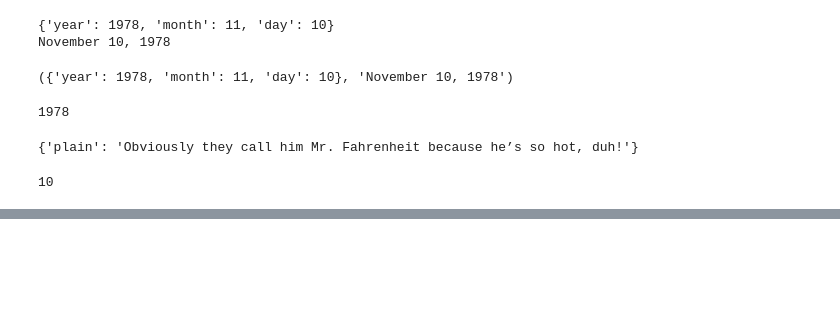
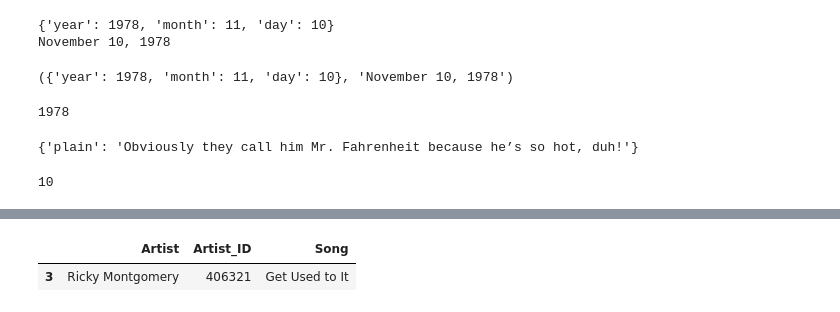
Before and after one commit to aliciaroberts/Dighum100-Music-Final-Project, a Jupyter notebook: genius_lyrics_mining.ipynb, the cells around one changed output, grey strips where cells are left out. Cells and saved outputs as stored; diff of their text form; code cells hidden in the pictures; blank space fills up the shorter version.

```diff
--- a/genius_lyrics_mining.ipynb
+++ b/genius_lyrics_mining.ipynb
@@ -228,0 +207,7 @@ len(get_comments(test_song_ID, style = 'markdown')['comments'])
+# %%
+sample_row = test_data.sample(1)
+# %%
+sample_row
+# %% [output]
+|  | Artist | Artist_ID | Song |
+| 3 | Ricky Montgomery | 406321 | Get Used to It |
```
Also changed, not shown: parts of 23 cells of this notebook, 6 other files.
